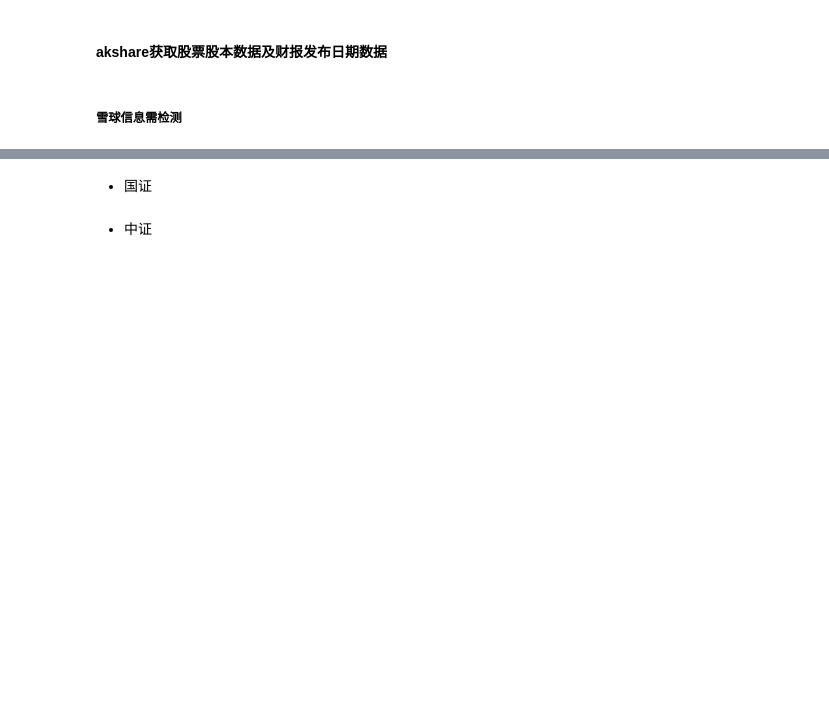
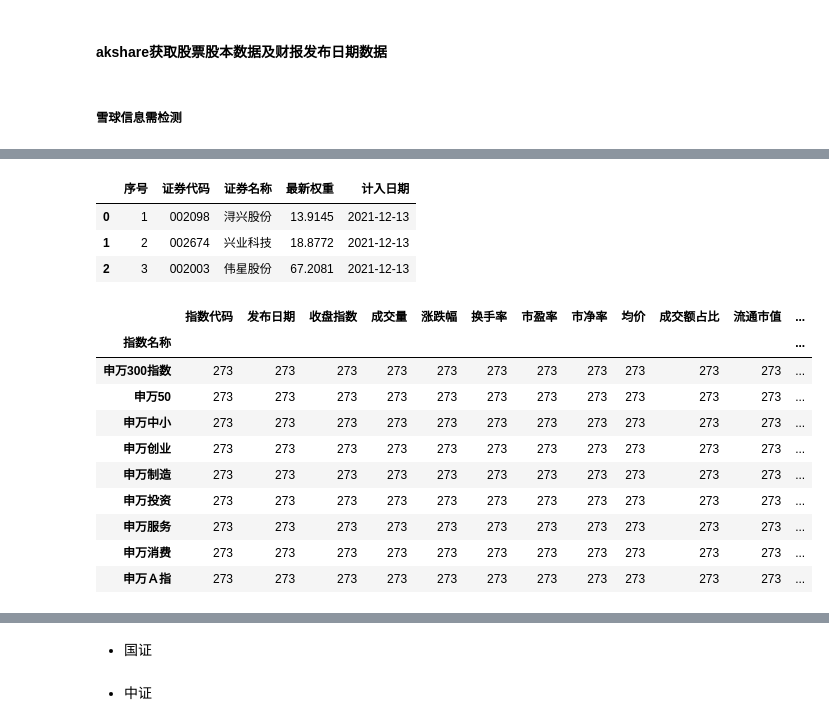
Before and after one commit to u588/app, a Jupyter notebook: AiStock/skGetStockBas.ipynb, the cells around one changed output, grey strips where cells are left out. Cells and saved outputs as stored; diff of their text form; code cells hidden in the pictures; blank space fills up the shorter version.

```diff
--- a/AiStock/skGetStockBas.ipynb
+++ b/AiStock/skGetStockBas.ipynb
@@ -22,3 +120,24 @@ ak.sw_index_third_info()
+# %%
+ak.index_component_sw(symbol="851315")
+# %% [output]
+|  | 序号 | 证券代码 | 证券名称 | 最新权重 | 计入日期 |
+| 0 | 1 | 002098 | 浔兴股份 | 13.9145 | 2021-12-13 |
+| 1 | 2 | 002674 | 兴业科技 | 18.8772 | 2021-12-13 |
+| 2 | 3 | 002003 | 伟星股份 | 67.2081 | 2021-12-13 |
+# %%
+ak.index_analysis_daily_sw(symbol="市场表征", start_date="20250101", end_date="20301231").groupby(by='指数名称').count()
+# %% [output]
+|  | 指数代码 | 发布日期 | 收盘指数 | 成交量 | 涨跌幅 | 换手率 | 市盈率 | 市净率 | 均价 | 成交额占比 | 流通市值 | ... |
+| 指数名称 |  |  |  |  |  |  |  |  |  |  |  | ... |
+| 申万300指数 | 273 | 273 | 273 | 273 | 273 | 273 | 273 | 273 | 273 | 273 | 273 | ... |
+| 申万50 | 273 | 273 | 273 | 273 | 273 | 273 | 273 | 273 | 273 | 273 | 273 | ... |
+| 申万中小 | 273 | 273 | 273 | 273 | 273 | 273 | 273 | 273 | 273 | 273 | 273 | ... |
+| 申万创业 | 273 | 273 | 273 | 273 | 273 | 273 | 273 | 273 | 273 | 273 | 273 | ... |
+| 申万制造 | 273 | 273 | 273 | 273 | 273 | 273 | 273 | 273 | 273 | 273 | 273 | ... |
+| 申万投资 | 273 | 273 | 273 | 273 | 273 | 273 | 273 | 273 | 273 | 273 | 273 | ... |
+| 申万服务 | 273 | 273 | 273 | 273 | 273 | 273 | 273 | 273 | 273 | 273 | 273 | ... |
+| 申万消费 | 273 | 273 | 273 | 273 | 273 | 273 | 273 | 273 | 273 | 273 | 273 | ... |
+| 申万Ａ指 | 273 | 273 | 273 | 273 | 273 | 273 | 273 | 273 | 273 | 273 | 273 | ... |
 # %%
 ak.stock_zh_index_value_csindex(symbol="000300")
 # %%
```
Also changed, not shown: parts of 8 cells of this notebook, 3 other files.
